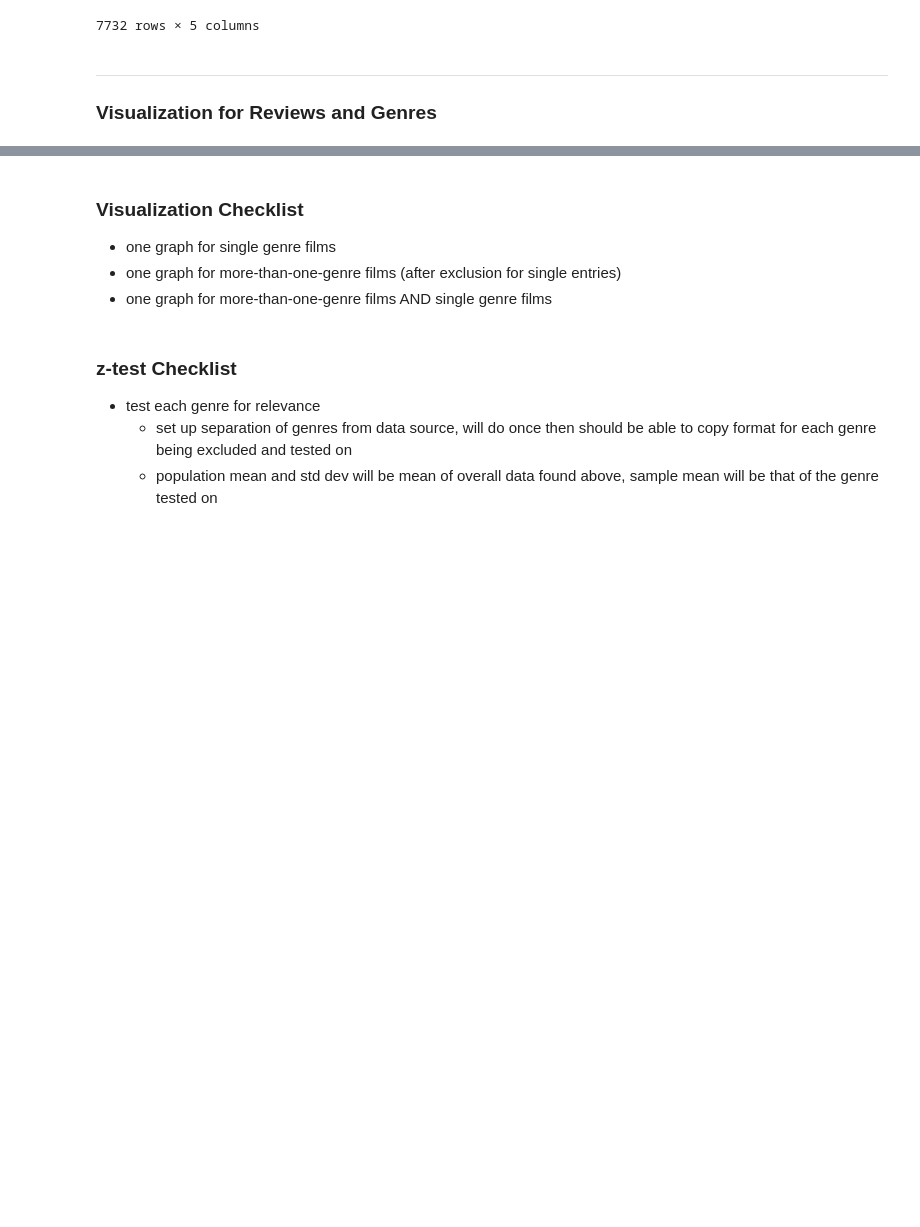
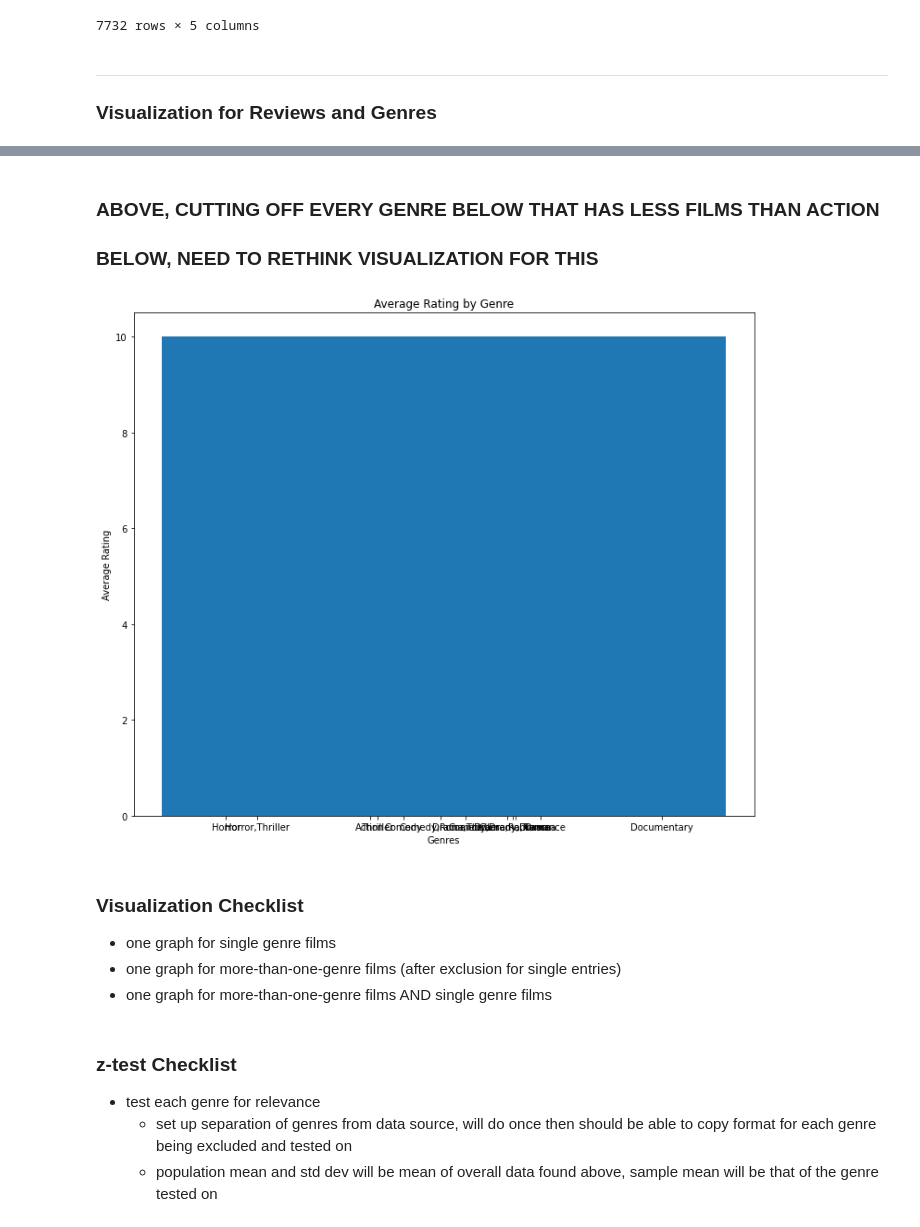
Before and after one commit to mfFrida/Capstone-Project-Semester-1, a Jupyter notebook: student.ipynb, the cells around one changed output, grey strips where cells are left out. Saved outputs shown, nothing was run; the diff lists cells and outputs as text; code cells hidden in the pictures; blank space fills up the shorter version.

```diff
--- a/student.ipynb
+++ b/student.ipynb
@@ -719,13 +770,30 @@ Length: 675, dtype: int64
+# %% [markdown]
+### ABOVE, CUTTING OFF EVERY GENRE BELOW THAT HAS LESS FILMS THAN ACTION
+### BELOW, NEED TO RETHINK VISUALIZATION FOR THIS
 # %%
 # REWORK AFTER CLEANING DATA SET OF EXTRA GENRES
+# inserting genre values below
 
-# fig, ax = plt.subplots(figsize=(12, 10))
 
-# ax.bar(df_mr1['AverageRating'], 10, tick_label=df_mr1['genres'])
+values = [drama_rating,documentary_rating,comedy_rating,comdram_rating,horror_rating,
+         dramrom_rating,romcom_rating,dramromcom_rating,thr_rating,horthr_rating,dramthr_rating,act_rating]
 
-# ax.set_title("Average Rating by Genre")
-# ax.set_ylabel("Average Rating")
-# ax.set_xlabel("Genres");
+# means came from below work to do z-tests
+
+top_12_genres = ['Drama','Documentary','Comedy','Comedy,Drama','Horror','Drama,Romance','Comedy,Romance',
+                 'Comedy,Drama,Romance','Thriller','Horror,Thriller','Drama,Thriller','Action']
+
+# corresponds to genre ratings in values list
+
+fig, ax = plt.subplots(figsize=(12, 10))
+
+ax.bar(values, 10, tick_label=top_12_genres)
+
+ax.set_title("Average Rating by Genre")
+ax.set_ylabel("Average Rating")
+ax.set_xlabel("Genres");
+# %% [output]
+[figure, added]
 # %% [markdown]
 ### Visualization Checklist
 - one graph for single genre films
```
Also changed, not shown: parts of 39 cells of this notebook.
